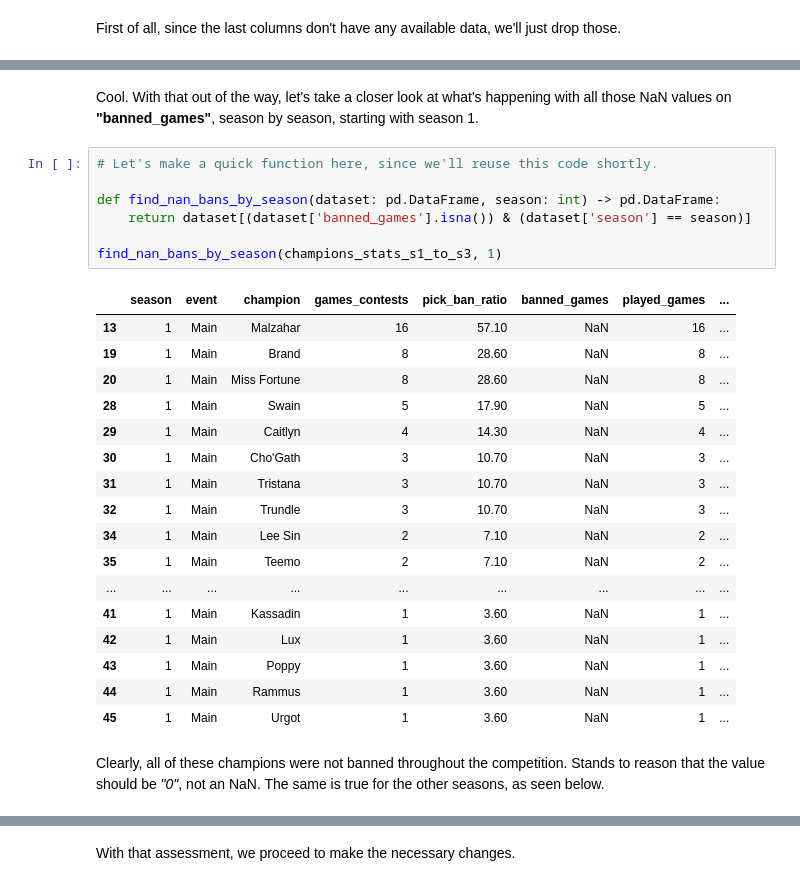
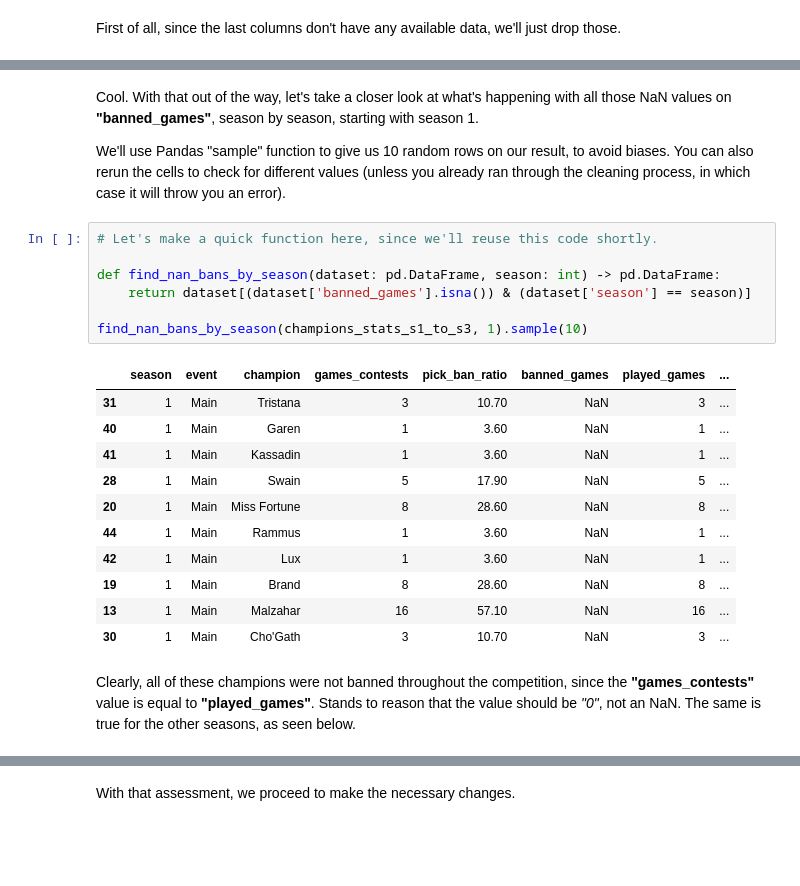
Before and after one commit to Murillo-ES/lol_worlds_project, a Jupyter notebook: notebooks/initial_data_exploration.ipynb, the cells around one changed output, grey strips where cells are left out. Cells and saved outputs as stored; diff of their text form; blank space fills up the shorter version.

Commit message:
Final initial_data_exploration Notebook revision. Extra csv's on the 'clean_data' folder as result of it.

```diff
--- a/notebooks/initial_data_exploration.ipynb
+++ b/notebooks/initial_data_exploration.ipynb
@@ -758,33 +766,29 @@ gold/min                        6
 dtype: int64
 # %% [markdown]
 Cool. With that out of the way, let's take a closer look at what's happening with all those NaN values on **"banned_games"**, season by season, starting with season 1.
+
+We'll use Pandas "sample" function to give us 10 random rows on our result, to avoid biases. You can also rerun the cells to check for different values (unless you already ran through the cleaning process, in which case it will throw you an error).
 # %%
 # Let's make a quick function here, since we'll reuse this code shortly.
 
 def find_nan_bans_by_season(dataset: pd.DataFrame, season: int) -> pd.DataFrame:
     return dataset[(dataset['banned_games'].isna()) & (dataset['season'] == season)]
 
-find_nan_bans_by_season(champions_stats_s1_to_s3, 1)
+find_nan_bans_by_season(champions_stats_s1_to_s3, 1).sample(10)
 # %% [output]
 |  | season | event | champion | games_contests | pick_ban_ratio | banned_games | played_games | ... |
+| 31 | 1 | Main | Tristana | 3 | 10.70 | NaN | 3 | ... |
+| 40 | 1 | Main | Garen | 1 | 3.60 | NaN | 1 | ... |
+| 41 | 1 | Main | Kassadin | 1 | 3.60 | NaN | 1 | ... |
+| 28 | 1 | Main | Swain | 5 | 17.90 | NaN | 5 | ... |
+| 20 | 1 | Main | Miss Fortune | 8 | 28.60 | NaN | 8 | ... |
+| 44 | 1 | Main | Rammus | 1 | 3.60 | NaN | 1 | ... |
+| 42 | 1 | Main | Lux | 1 | 3.60 | NaN | 1 | ... |
+| 19 | 1 | Main | Brand | 8 | 28.60 | NaN | 8 | ... |
 | 13 | 1 | Main | Malzahar | 16 | 57.10 | NaN | 16 | ... |
-| 19 | 1 | Main | Brand | 8 | 28.60 | NaN | 8 | ... |
-| 20 | 1 | Main | Miss Fortune | 8 | 28.60 | NaN | 8 | ... |
-| 28 | 1 | Main | Swain | 5 | 17.90 | NaN | 5 | ... |
-| 29 | 1 | Main | Caitlyn | 4 | 14.30 | NaN | 4 | ... |
 | 30 | 1 | Main | Cho'Gath | 3 | 10.70 | NaN | 3 | ... |
-| 31 | 1 | Main | Tristana | 3 | 10.70 | NaN | 3 | ... |
-| 32 | 1 | Main | Trundle | 3 | 10.70 | NaN | 3 | ... |
-| 34 | 1 | Main | Lee Sin | 2 | 7.10 | NaN | 2 | ... |
-| 35 | 1 | Main | Teemo | 2 | 7.10 | NaN | 2 | ... |
-| ... | ... | ... | ... | ... | ... | ... | ... | ... |
-| 41 | 1 | Main | Kassadin | 1 | 3.60 | NaN | 1 | ... |
-| 42 | 1 | Main | Lux | 1 | 3.60 | NaN | 1 | ... |
-| 43 | 1 | Main | Poppy | 1 | 3.60 | NaN | 1 | ... |
-| 44 | 1 | Main | Rammus | 1 | 3.60 | NaN | 1 | ... |
-| 45 | 1 | Main | Urgot | 1 | 3.60 | NaN | 1 | ... |
 # %% [markdown]
-Clearly, all of these champions were not banned throughout the competition. Stands to reason that the value should be *"0"*, not an NaN. The same is true for the other seasons, as seen below.
+Clearly, all of these champions were not banned throughout the competition, since the **"games_contests"** value is equal to **"played_games"**. Stands to reason that the value should be *"0"*, not an NaN. The same is true for the other seasons, as seen below.
 # %%
 # Season 2
 
```
Also changed, not shown: parts of 144 cells of this notebook, 6 other files.
